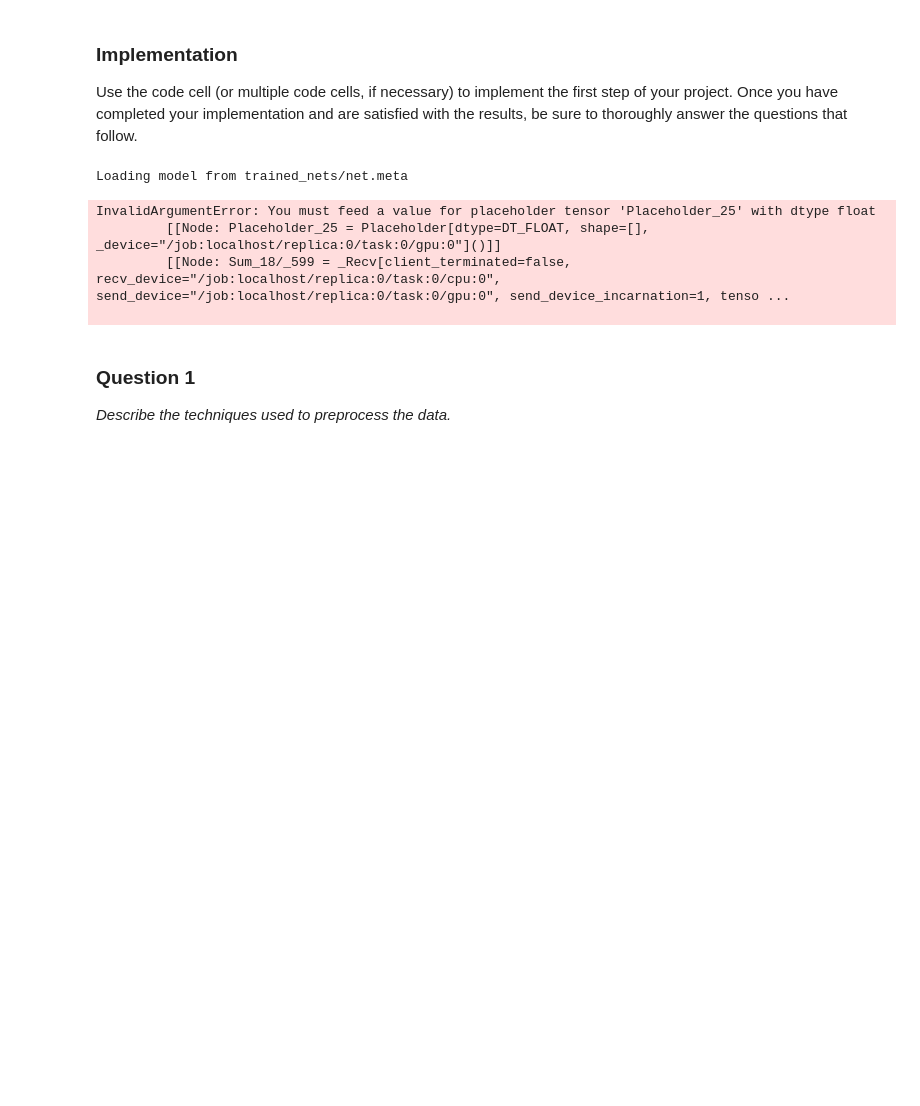
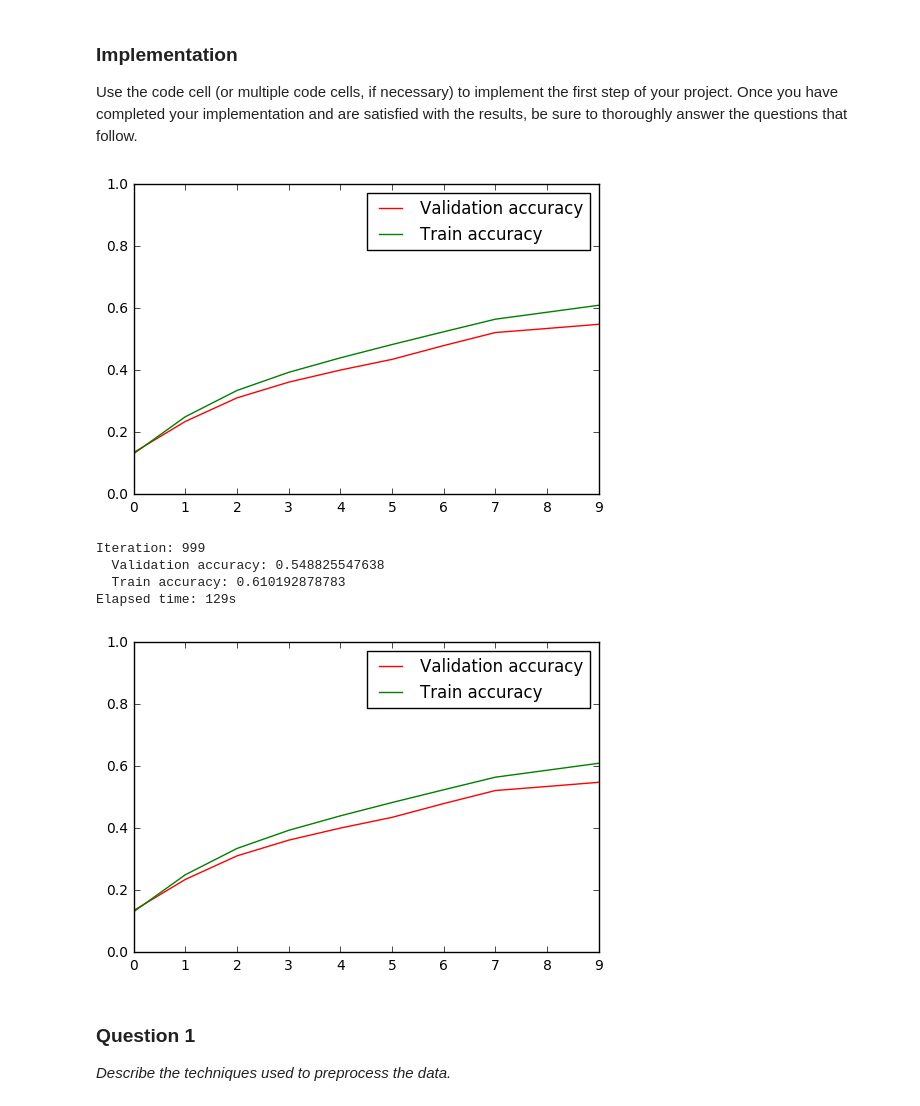
Before and after one commit to AM5800/self_drifing_car, a Jupyter notebook: traffic-signs/Traffic_Signs_Recognition.ipynb, the cells around one changed output. Cells and saved outputs as stored; diff of their text form; code cells hidden in the pictures; blank space fills up the shorter version.

```diff
--- a/traffic-signs/Traffic_Signs_Recognition.ipynb
+++ b/traffic-signs/Traffic_Signs_Recognition.ipynb
@@ -343,23 +343,20 @@ def create_batches(features, labels, batch_size):
 
     return list(zip(new_features, new_labels))
 
-def evaluate_net(net, x_placeholder, session, features, labels):
-    dropout_placeholder = tf.placeholder(tf.float32)
-    y_placeholder = tf.placeholder(tf.float32, [None, n_classes])
-
-    equal_fun = tf.equal(tf.argmax(net, 1), tf.argmax(y_placeholder, 1))
+def evaluate_net(net, session, features, labels):
+    equal_fun = tf.equal(tf.argmax(net.tf_node, 1), tf.argmax(y_placeholder, 1))
     correct_num_func = tf.reduce_sum(tf.cast(equal_fun, tf.float32))
     correct_num = 0
 
     for features_chunk, labels_chunk in chunks2(features, labels, 100):
         correct_num += session.run(correct_num_func, feed_dict={
-                x_placeholder: features_chunk,
+                net.x_placeholder: features_chunk,
                 y_placeholder: labels_chunk,
                 dropout_placeholder: 1})
 
     return correct_num / len(features)
 # %%
-ITERATIONS = 100
+ITERATIONS = 1000
 BATCH_SIZE = 50
 PLOT_RESOLUTION = 10
 
@@ -414,86 +411,47 @@ def train(net, session, iterations, learning_rate, batch_size, dropout, silent_m
         for features_batch, labels_batch in batches:
             iteration = iteration + 1
             if iteration >= iterations:
-                return evaluate_net(net.tf_node, net.x_placeholder, session, dataset.validation, y_valid_onehot)
+                return evaluate_net(net, session, dataset.validation, y_valid_onehot)
 
             session.run(optimizer, feed_dict={
                 net.x_placeholder: features_batch,
                 y_placeholder: labels_batch,
                 dropout_placeholder: dropout,
                 learning_rate_placeholder: learning_rate
             })
 
             if not silent_mode and (iteration % (iterations/PLOT_RESOLUTION) == 0 or iteration == iterations-1):
-                valid_accuracy = evaluate_net(net.tf_node, net.x_placeholder, session, dataset.validation, y_valid_onehot)
-                train_accuracy = evaluate_net(net.tf_node, net.x_placeholder, session, dataset.train, y_train_onehot)
+                valid_accuracy = evaluate_net(net, session, dataset.validation, y_valid_onehot)
+                train_accuracy = evaluate_net(net, session, dataset.train, y_train_onehot)
 
                 train_plot.append(train_accuracy)
                 valid_plot.append(valid_accuracy)
 
                 plt.clf()
                 plt.ylim(0,1)
                 r, = plt.plot(valid_plot, 'r', label = "Validation accuracy")
                 g, = plt.plot(train_plot, 'g', label = "Train accuracy")
                 plt.legend(handles=[r,g])
                 display.clear_output(wait=True)
                 display.display(pl.gcf())
 
                 print("Iteration:", iteration)
                 print("  Validation accuracy:", valid_accuracy)
                 print("  Train accuracy:", train_accuracy)
 
+start_time = time.time()
+with tf.Session() as session:
+    net1 = simple_ss_net("gray", 100, 100, [])
+    train(net1, session, ITERATIONS, 1e-4, BATCH_SIZE, 0.5, False)
 
-from tensorflow.python.framework.graph_util import convert_variables_to_constants
-def save_net(net, net_name, session):
-    net_name = "net"
-    file_name = "trained_nets/" + net_name
-    meta_file_name = file_name + ".meta"
-    print("Saving model to", file_name)
-
-    saver = tf.train.Saver()
-    tf.add_to_collection(net_name, net.tf_node)
-    saver.save(session, file_name, write_meta_graph=False)
-    tf.train.export_meta_graph(meta_file_name)
-
-def try_load_net(session, net_name):
-    net_name = "net"
-    file_name = "trained_nets/" + net_name
-    meta_file_name = file_name + ".meta"
-    if not os.path.isfile(meta_file_name):
-        return None
-    print("Loading model from", meta_file_name)
-
-    new_saver = tf.train.import_meta_graph(meta_file_name)
-    new_saver.restore(session, file_name)
-    return tf.get_collection(net_name)[0]
-
-def maybe_train_and_save(net, learning_rate, dropout, silent_mode):
-    new_graph = tf.Graph()
-    with tf.Session(graph=new_graph) as session:
-        net_name = "{0}_{1}_{2}_{3}".format(net.name, ITERATIONS, learning_rate, dropout)
-
-        loaded_net = try_load_net(session, net_name)
-
-        if loaded_net is not None:
-            validation_set = dataset_provider.get(net.dataset_name).validation
-            x_placeholder = tf.placeholder(tf.float32, net.x_placeholder.get_shape())
-
-            return evaluate_net(loaded_net, x_placeholder, session, validation_set, y_valid_onehot)
-
-        validation_accuracy = train(net, session, ITERATIONS, learning_rate, BATCH_SIZE, dropout, silent_mode)
-        save_net(net, net_name, session)
-
-        return validation_accuracy
-
-net1 = simple_ss_net("gray", 100, 100, [])
-maybe_train_and_save(net1, 1e-4, 0.35, True)
-#maybe_train_and_save(net1, 1e-4, 0.35, False)
+print("Elapsed time: {0}s".format(int(time.time() - start_time)))
 # %% [output]
+[figure, added]
-Loading model from trained_nets/net.meta
+Iteration: 999
+  Validation accuracy: 0.548825547638
+  Train accuracy: 0.610192878783
+Elapsed time: 129s
-InvalidArgumentError: You must feed a value for placeholder tensor 'Placeholder_25' with dtype float
-         [[Node: Placeholder_25 = Placeholder[dtype=DT_FLOAT, shape=[], _device="/job:localhost/replica:0/task:0/gpu:0"]()]]
-         [[Node: Sum_18/_599 = _Recv[client_terminated=false, recv_device="/job:localhost/replica:0/task:0/cpu:0", send_device="/job:localhost/replica:0/task:0/gpu:0", send_device_incarnation=1, tenso ...
-
+[figure, added]
 # %%
 def get_signs_names():
     result = {}
```
Also changed, not shown: parts of 1 cell of this notebook.
